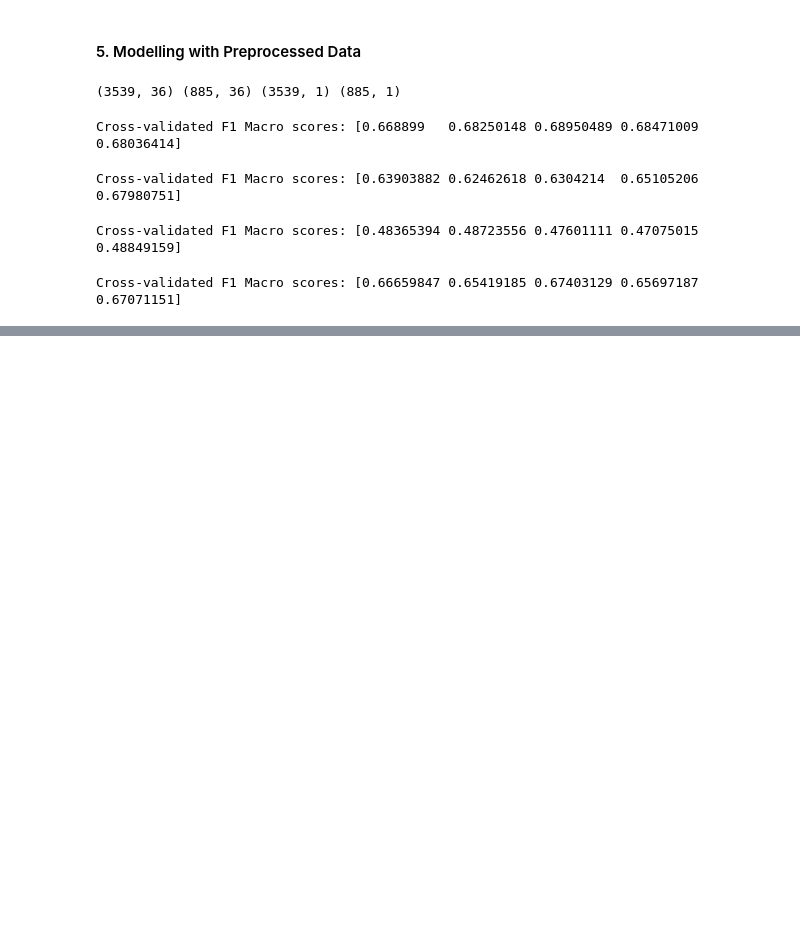
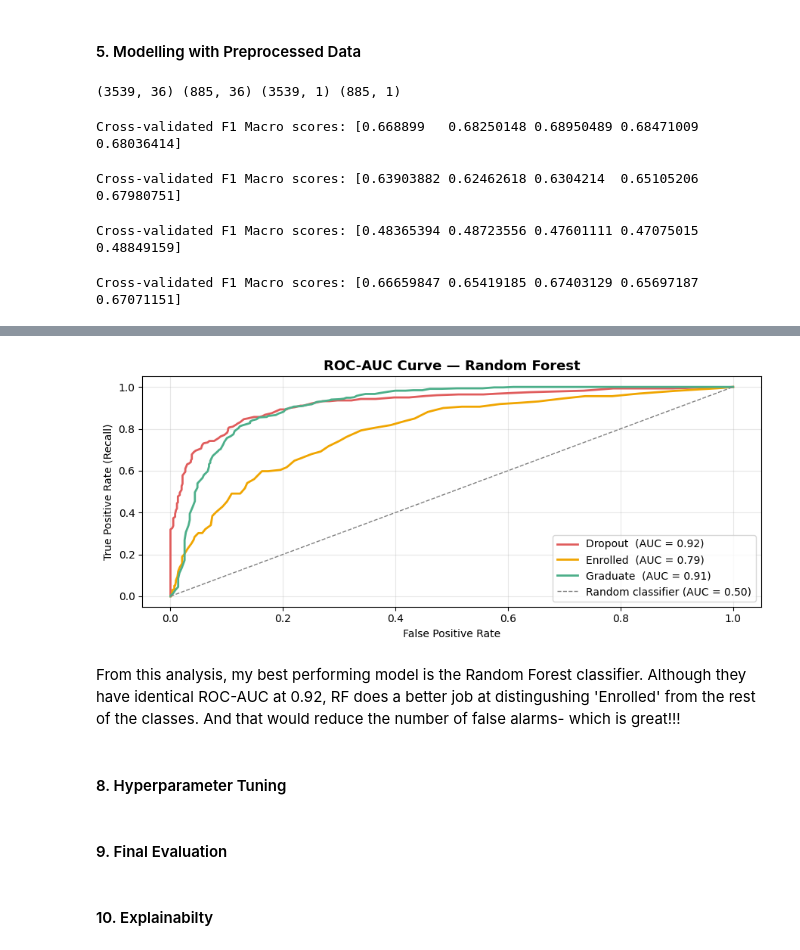
Before and after one commit to WamzMwangi/Predicting_Student_Dropout_with_Explainable_Machine_Learning, a Jupyter notebook: main.ipynb, the cells around one changed output, grey strips where cells are left out. Saved outputs shown, nothing was run; the diff lists cells and outputs as text; code cells hidden in the pictures; blank space fills up the shorter version.

```diff
--- a/main.ipynb
+++ b/main.ipynb
@@ -425,0 +528,43 @@ The random forest classifier is the best performing one.
+# %%
+#calculate predicted probabilities
+y_prob = rf.predict_proba(X_test)
+
+# binarize the labels (required for multiclass ROC)
+
+classes    = ["Dropout", "Enrolled", "Graduate"]
+y_test_bin = label_binarize(y_test, classes=classes)
+
+PALETTE = {"Dropout": "#e05c5c", "Enrolled": "#f0a500", "Graduate": "#4caf8a"}
+
+#plot the roc curve for each class
+fig, ax = plt.subplots(figsize=(9, 4))
+
+for i, cls in enumerate(classes):
+    fpr, tpr, _ = roc_curve(y_test_bin[:, i], y_prob[:, i])
+    roc_auc     = auc(fpr, tpr)
+
+    ax.plot(fpr, tpr, color=PALETTE[cls], linewidth=2,
+            label=f"{cls}  (AUC = {roc_auc:.2f})")
+
+
+ax.plot([0, 1], [0, 1], color="grey", linestyle="--",
+        linewidth=1, label="Random classifier (AUC = 0.50)")
+
+ax.set_title("ROC-AUC Curve — Random Forest", fontsize=13, fontweight="bold")
+ax.set_xlabel("False Positive Rate")
+ax.set_ylabel("True Positive Rate (Recall)")
+ax.legend(loc="lower right")
+ax.grid(True, alpha=0.3)
+
+plt.tight_layout()
+plt.show()
+# %% [output]
+[figure, added]
+# %% [markdown]
+From this analysis, my best performing model is the Random Forest classifier. Although they have identical ROC-AUC at 0.92, RF does a better job at distingushing 'Enrolled' from the rest of the classes. And that would reduce the number of false alarms- which is great!!!
+# %% [markdown]
+#### 8. Hyperparameter Tuning
+# %% [markdown]
+#### 9. Final Evaluation
+# %% [markdown]
+#### 10. Explainabilty
```
Also changed, not shown: parts of 11 cells of this notebook.
